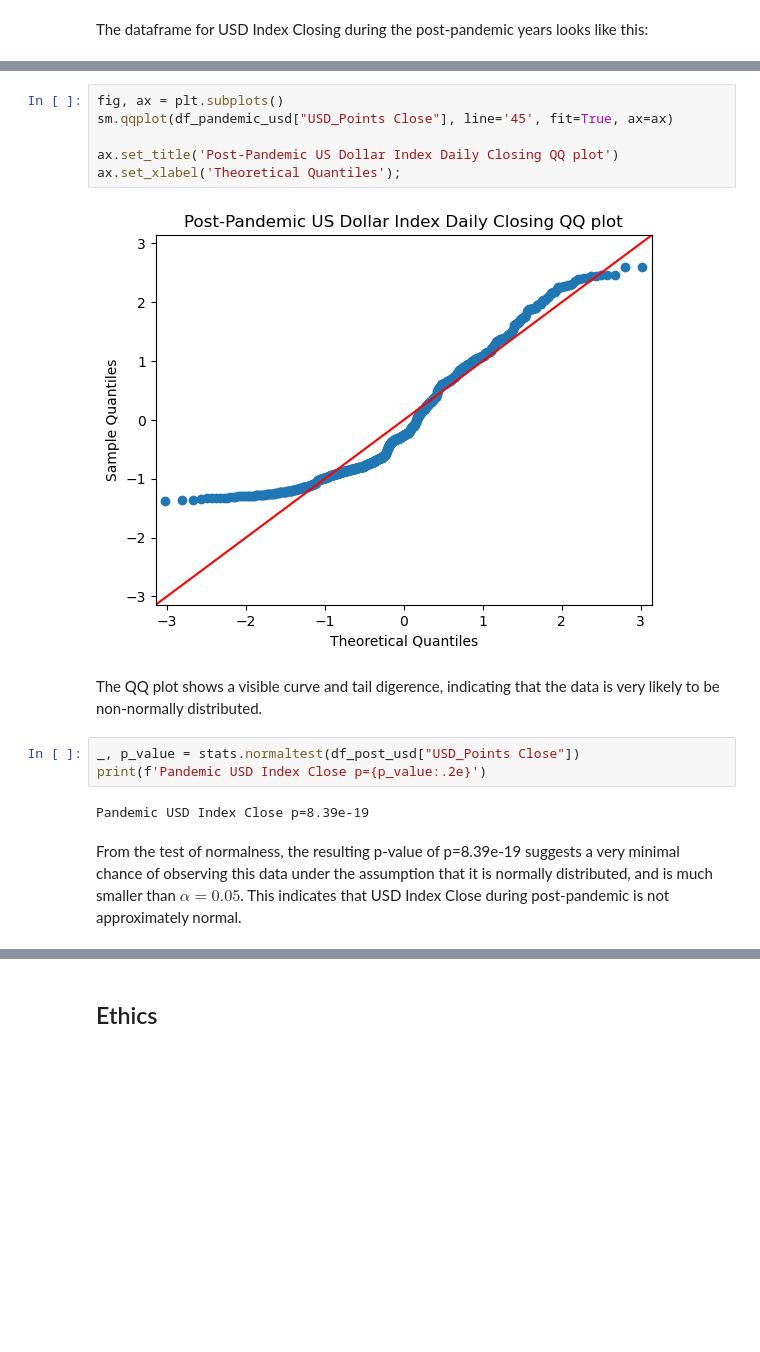
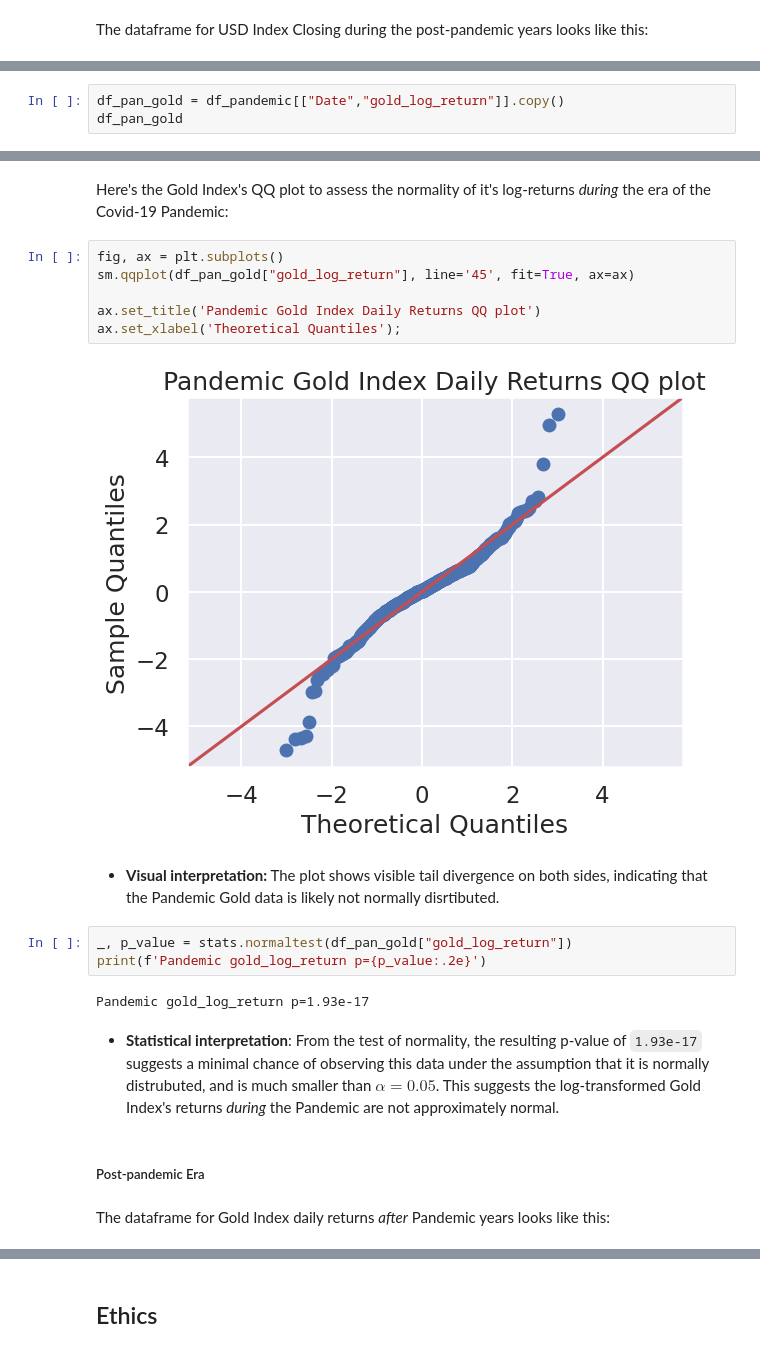
Before and after one commit to COGS108/Group110_WI26, a Jupyter notebook: 02-EDACheckpoint.ipynb, the cells around one changed output, grey strips where cells are left out. Saved outputs shown, nothing was run; the diff lists cells and outputs as text; blank space fills up the shorter version.

Commit message:
finshed changing the EDA to reflect log_returns

```diff
--- a/02-EDACheckpoint.ipynb
+++ b/02-EDACheckpoint.ipynb
@@ -888,0 +986,3 @@ We are generating a QQ plot to inspect the normality of the data:
+# %%
+df_pan_gold = df_pandemic[["Date","gold_log_return"]].copy()
+df_pan_gold
@@ -889,17 +1003,23 @@ We are generating a QQ plot to inspect the normality of the data:
+# %% [markdown]
+Here's the Gold Index's QQ plot to assess the normality of it's log-returns *during* the era of the Covid-19 Pandemic:
 # %%
 fig, ax = plt.subplots()
-sm.qqplot(df_pandemic_usd["USD_Points Close"], line='45', fit=True, ax=ax)
+sm.qqplot(df_pan_gold["gold_log_return"], line='45', fit=True, ax=ax)
 
-ax.set_title('Post-Pandemic US Dollar Index Daily Closing QQ plot')
+ax.set_title('Pandemic Gold Index Daily Returns QQ plot')
 ax.set_xlabel('Theoretical Quantiles');
 # %% [output]
-[figure, old version]
+[figure, new version]
 # %% [markdown]
-The QQ plot shows a visible curve and tail digerence, indicating that the data is very likely to be non-normally distributed.
+- **Visual interpretation:** The plot shows visible tail divergence on both sides, indicating that the Pandemic Gold data is likely not normally disrtibuted.
 # %%
-_, p_value = stats.normaltest(df_post_usd["USD_Points Close"])
-print(f'Pandemic USD Index Close p={p_value:.2e}')
+_, p_value = stats.normaltest(df_pan_gold["gold_log_return"])
+print(f'Pandemic gold_log_return p={p_value:.2e}')
 # %% [output]
-Pandemic USD Index Close p=8.39e-19
+Pandemic gold_log_return p=1.93e-17
 # %% [markdown]
-From the test of normalness, the resulting p-value of p=8.39e-19 suggests a very minimal chance of observing this data under the assumption that it is normally distributed, and is much smaller than $\alpha=0.05$. This indicates that USD Index Close during post-pandemic is not approximately normal.
+- **Statistical interpretation**: From the test of normality, the resulting p-value of `1.93e-17` suggests a minimal chance of observing this data under the assumption that it is normally distrubuted, and is much smaller than $\alpha=0.05$. This suggests the log-transformed Gold Index's returns *during* the Pandemic are not approximately normal.
+# %% [markdown]
+##### Post-pandemic Era
+# %% [markdown]
+The dataframe for Gold Index daily returns *after* Pandemic years looks like this:
```
Also changed, not shown: parts of 133 cells of this notebook, 3 other files.
